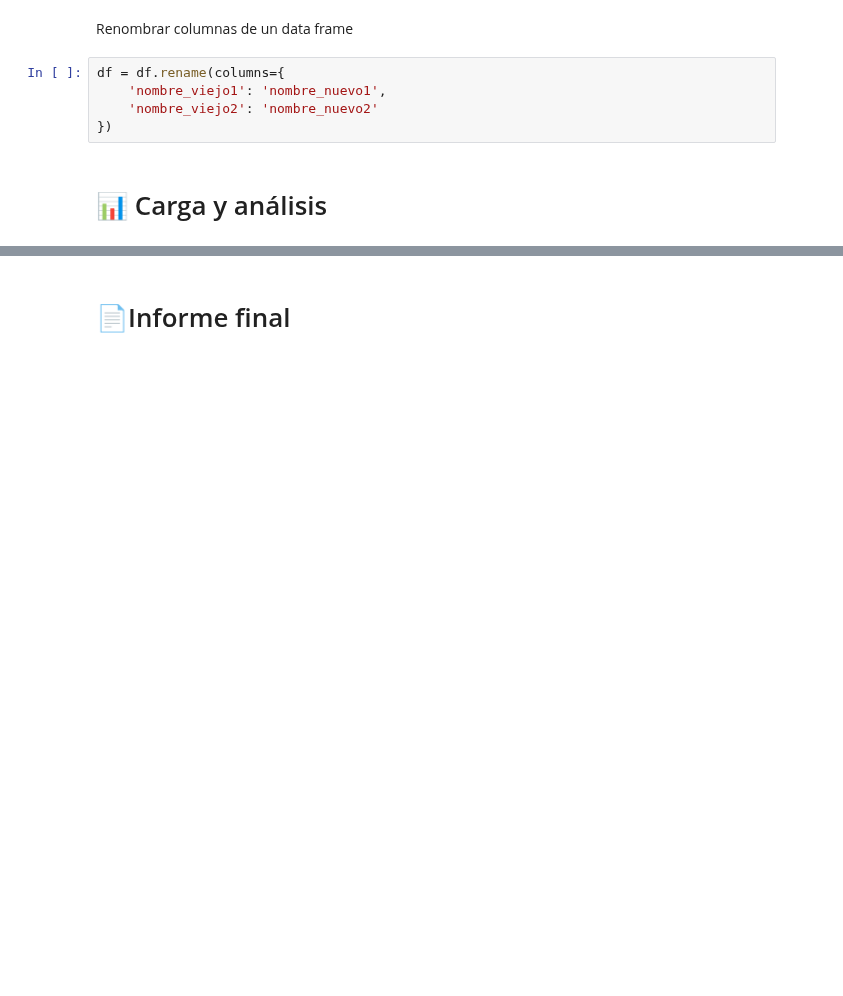
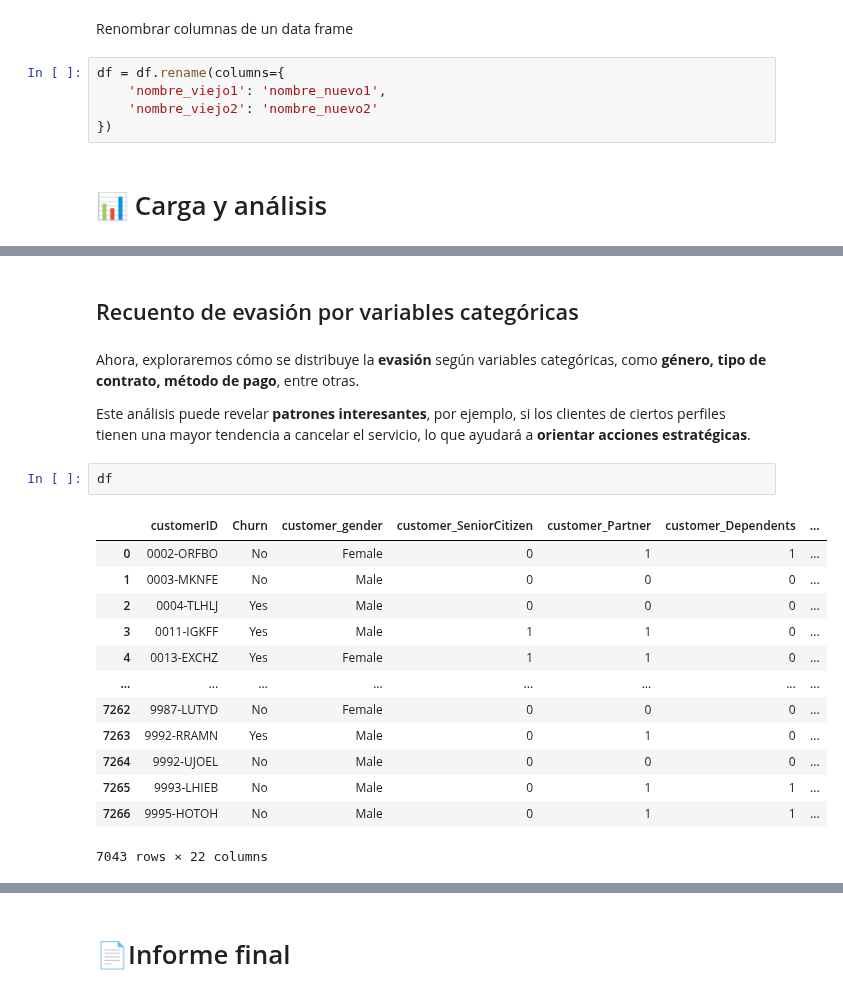
Before and after one commit to Liuz8/ETL-Oracle-Curso, a Jupyter notebook: TelecomX_LATAM.ipynb, the cells around one changed output, grey strips where cells are left out. Drawn from its saved outputs; the diff is of its cells as text; blank space fills up the shorter version.

```diff
--- a/TelecomX_LATAM.ipynb
+++ b/TelecomX_LATAM.ipynb
@@ -418,0 +518,22 @@ df = df.rename(columns={
+# %% [markdown]
+## Recuento de evasión por variables categóricas
+# %% [markdown]
+Ahora, exploraremos cómo se distribuye la **evasión** según variables categóricas, como **género, tipo de contrato, método de pago**, entre otras.
+
+Este análisis puede revelar **patrones interesantes**, por ejemplo, si los clientes de ciertos perfiles tienen una mayor tendencia a cancelar el servicio, lo que ayudará a **orientar acciones estratégicas**.
+# %%
+df
+# %% [output]
+|  | customerID | Churn | customer_gender | customer_SeniorCitizen | customer_Partner | customer_Dependents | ... |
+| 0 | 0002-ORFBO | No | Female | 0 | 1 | 1 | ... |
+| 1 | 0003-MKNFE | No | Male | 0 | 0 | 0 | ... |
+| 2 | 0004-TLHLJ | Yes | Male | 0 | 0 | 0 | ... |
+| 3 | 0011-IGKFF | Yes | Male | 1 | 1 | 0 | ... |
+| 4 | 0013-EXCHZ | Yes | Female | 1 | 1 | 0 | ... |
+| ... | ... | ... | ... | ... | ... | ... | ... |
+| 7262 | 9987-LUTYD | No | Female | 0 | 0 | 0 | ... |
+| 7263 | 9992-RRAMN | Yes | Male | 0 | 1 | 0 | ... |
+| 7264 | 9992-UJOEL | No | Male | 0 | 0 | 0 | ... |
+| 7265 | 9993-LHIEB | No | Male | 0 | 1 | 1 | ... |
+| 7266 | 9995-HOTOH | No | Male | 0 | 1 | 1 | ... |
+7043 rows × 22 columns
```
Also changed, not shown: parts of 14 cells of this notebook.
